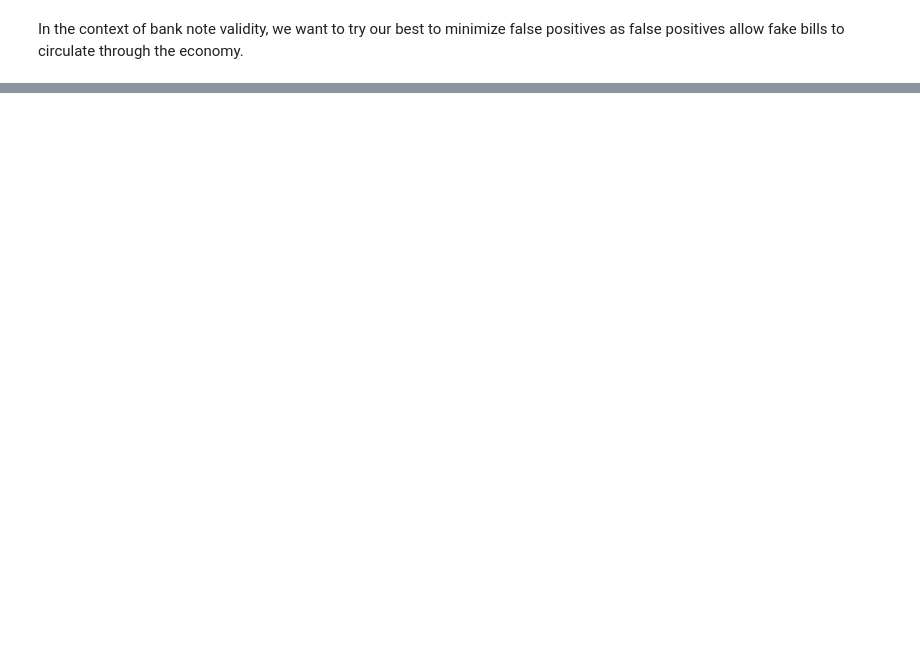
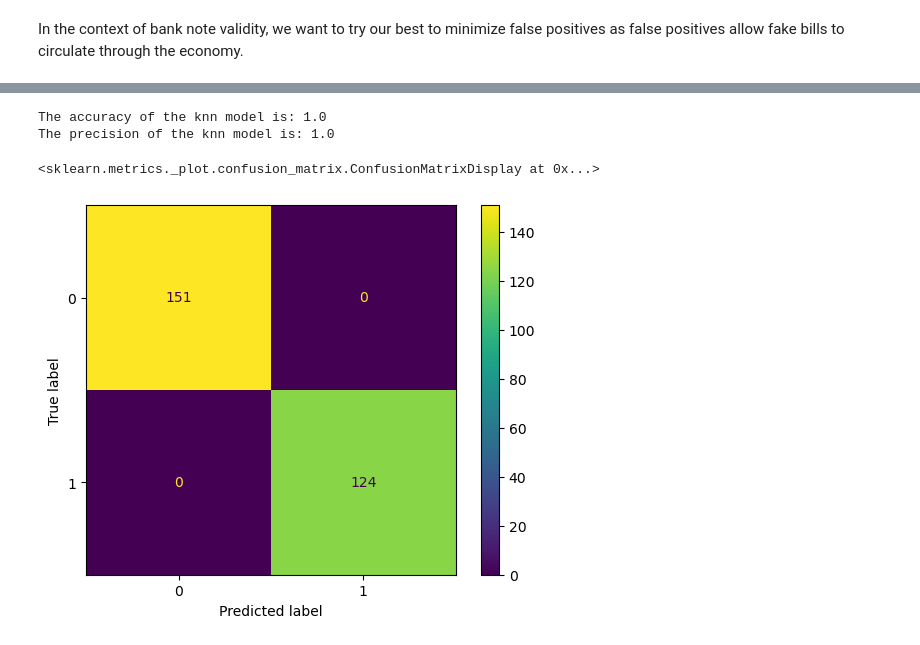
Before and after one commit to taroii/bank_note_verification, a Jupyter notebook: train.ipynb, the cells around one changed output, grey strips where cells are left out. Saved outputs shown, nothing was run; the diff lists cells and outputs as text; code cells hidden in the pictures; blank space fills up the shorter version.

```diff
--- a/train.ipynb
+++ b/train.ipynb
@@ -122,0 +154,26 @@ In the context of bank note validity, we want to try our best to minimize false
+# %%
+#kNN Classifier with n=5
+from sklearn.neighbors import KNeighborsClassifier
+
+knn_model = KNeighborsClassifier(n_neighbors=5)
+knn_model.fit(X_train, y_train)
+
+y_hat_knn = knn_model.predict(X_test)
+
+#Accuracy
+knn_acc = knn_model.score(X_test, y_test)
+print(f'The accuracy of the knn model is: {knn_acc}')
+
+#Precision
+knn_precision = precision_score(y_test, y_hat_knn)
+print(f'The precision of the knn model is: {knn_precision}')
+
+#Confusion Matrix
+cm = confusion_matrix(y_test, y_hat_knn)
+cm_display = ConfusionMatrixDisplay(confusion_matrix = cm)
+cm_display.plot()
+# %% [output]
+The accuracy of the knn model is: 1.0
+The precision of the knn model is: 1.0
+<sklearn.metrics._plot.confusion_matrix.ConfusionMatrixDisplay at 0x...>
+[figure, added]
```
Also changed, not shown: parts of 11 cells of this notebook.
